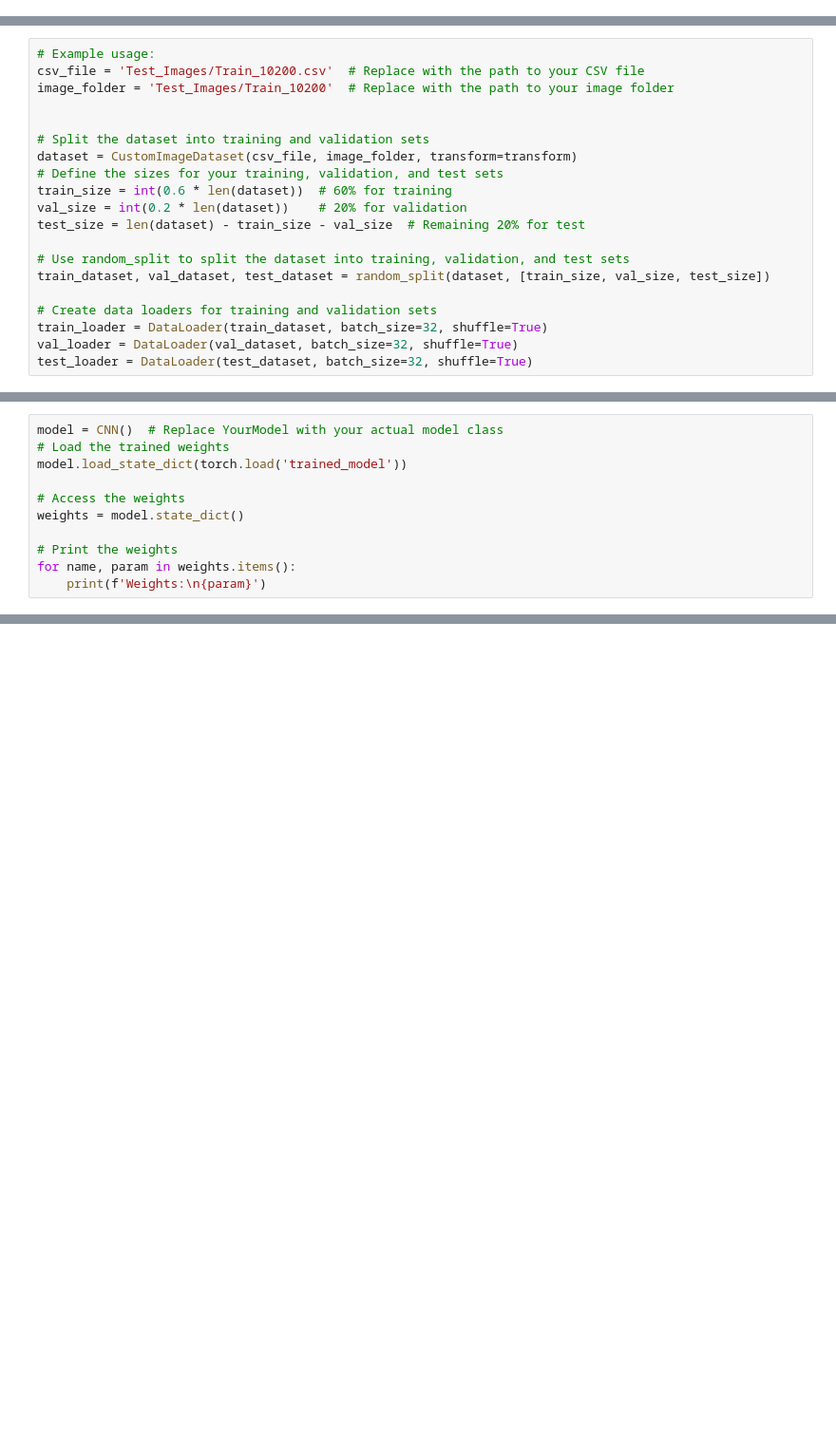
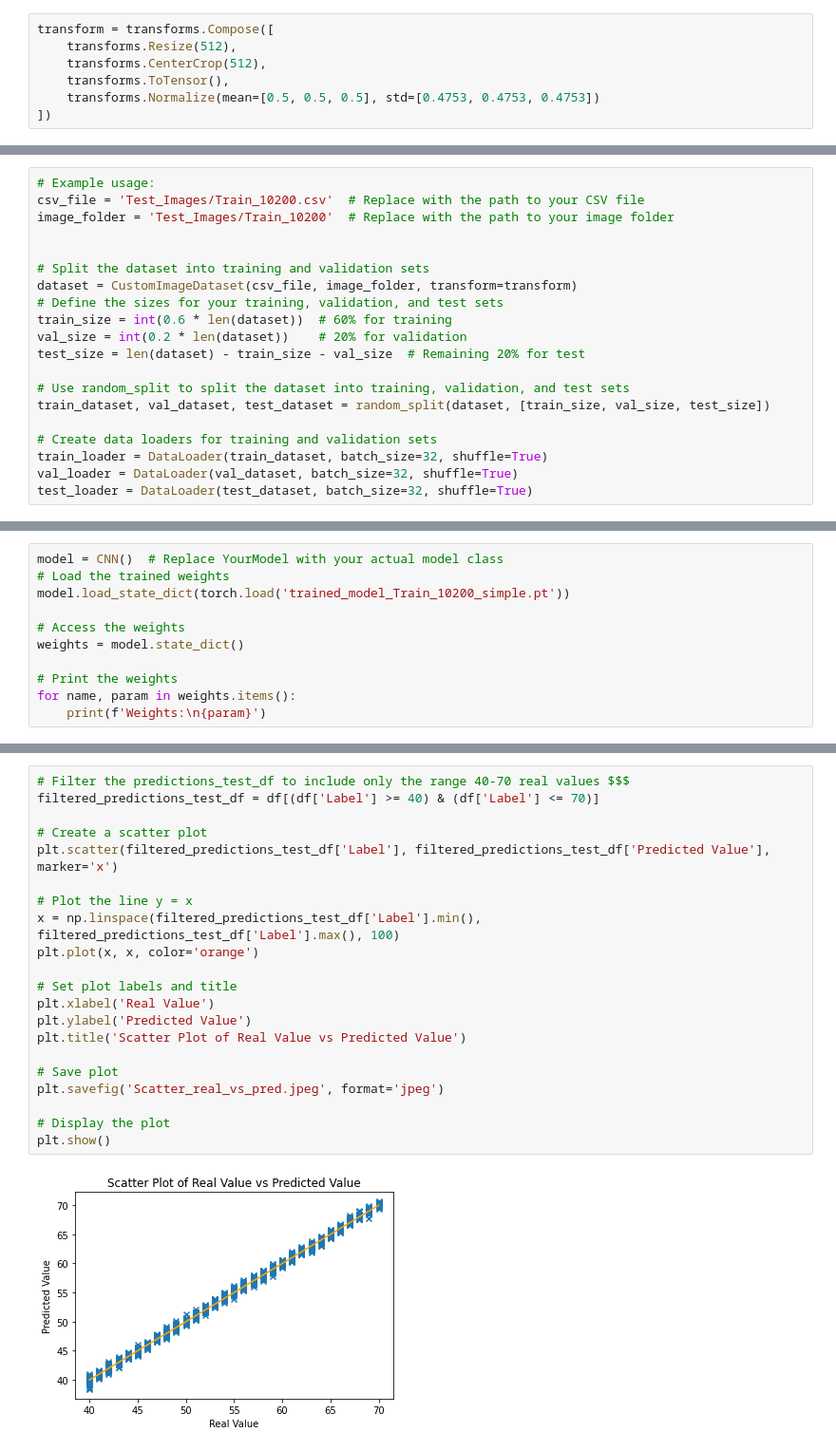
Before and after one commit to vanboven073/4AI00, a Jupyter notebook: Blender_Automation/CNN_tens_drop.ipynb, the cells around one changed output, grey strips where cells are left out. Shown at 95% size. Cells and saved outputs as stored; diff of their text form; blank space fills up the shorter version.

```diff
--- a/Blender_Automation/CNN_tens_drop.ipynb
+++ b/Blender_Automation/CNN_tens_drop.ipynb
@@ -54,3 +46,10 @@ class CNN(nn.Module): # results in accuracy of 73.22%
+# %%
+transform = transforms.Compose([
+    transforms.Resize(512),
+    transforms.CenterCrop(512),
+    transforms.ToTensor(),
+    transforms.Normalize(mean=[0.5, 0.5, 0.5], std=[0.4753, 0.4753, 0.4753])
+])
 # %%
 # Create training dataset
 # Set up the data directories
@@ -287,7 +253,7 @@ torch.Size([3, 64, 64])
 # %%
 model = CNN()  # Replace YourModel with your actual model class
 # Load the trained weights
-model.load_state_dict(torch.load('trained_model'))
+model.load_state_dict(torch.load('trained_model_Train_10200_simple.pt'))
 
 # Access the weights
 weights = model.state_dict()
@@ -409,2 +359,25 @@ Mean Squared Error (MSE): 0.3475041678628829
+# %%
+# Filter the predictions_test_df to include only the range 40-70 real values $$$
+filtered_predictions_test_df = df[(df['Label'] >= 40) & (df['Label'] <= 70)]
+
+# Create a scatter plot
+plt.scatter(filtered_predictions_test_df['Label'], filtered_predictions_test_df['Predicted Value'], marker='x')
+
+# Plot the line y = x
+x = np.linspace(filtered_predictions_test_df['Label'].min(), filtered_predictions_test_df['Label'].max(), 100)
+plt.plot(x, x, color='orange')
+
+# Set plot labels and title
+plt.xlabel('Real Value')
+plt.ylabel('Predicted Value')
+plt.title('Scatter Plot of Real Value vs Predicted Value')
+
+# Save plot
+plt.savefig('Scatter_real_vs_pred.jpeg', format='jpeg')
+
+# Display the plot
+plt.show()
+# %% [output]
+[figure, added]
 # %%
 # Calculate the MSE per real value
```
Also changed, not shown: parts of 16 cells of this notebook, 1 other file.
